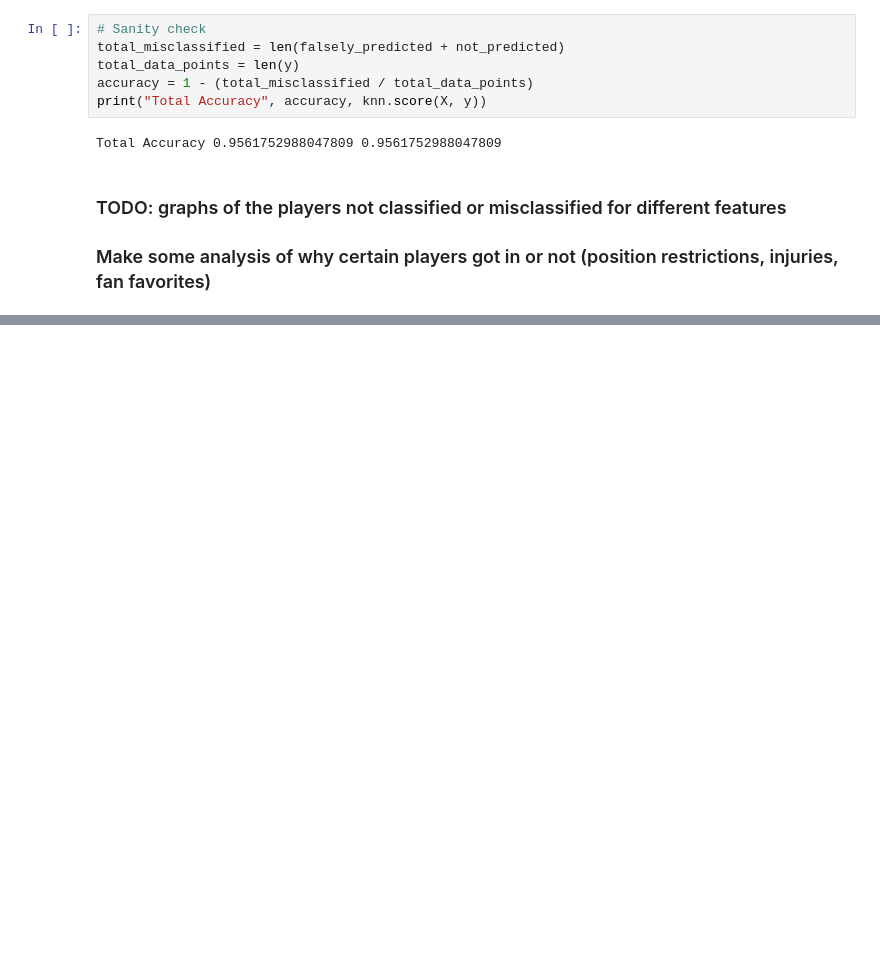
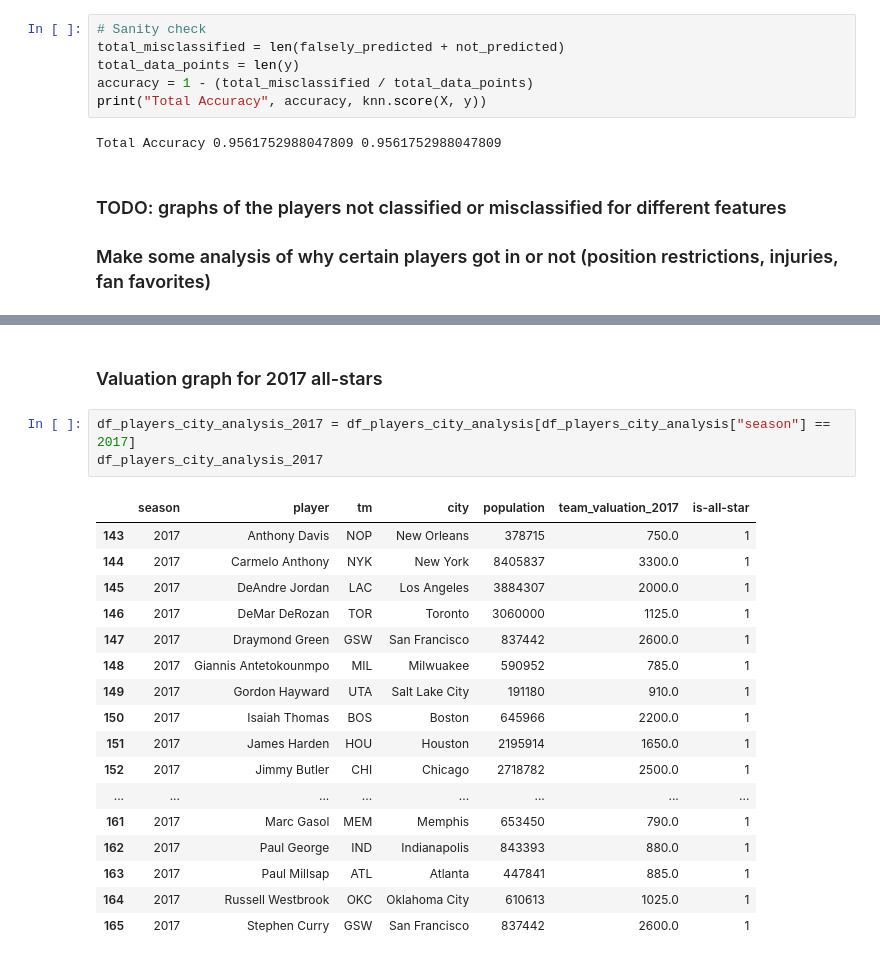
Before and after one commit to ryanregier/CSCI381_Project, a Jupyter notebook: Allstar-Classifier.ipynb, the cells around one changed output, grey strips where cells are left out. Drawn from its saved outputs; the diff is of its cells as text; blank space fills up the shorter version.

```diff
--- a/Allstar-Classifier.ipynb
+++ b/Allstar-Classifier.ipynb
@@ -236,0 +330,23 @@ Total Accuracy 0.9561752988047809 0.9561752988047809
+# %% [markdown]
+### Valuation graph for 2017 all-stars
+# %%
+df_players_city_analysis_2017 = df_players_city_analysis[df_players_city_analysis["season"] == 2017]
+df_players_city_analysis_2017
+# %% [output]
+|  | season | player | tm | city | population | team_valuation_2017 | is-all-star |
+| 143 | 2017 | Anthony Davis | NOP | New Orleans | 378715 | 750.0 | 1 |
+| 144 | 2017 | Carmelo Anthony | NYK | New York | 8405837 | 3300.0 | 1 |
+| 145 | 2017 | DeAndre Jordan | LAC | Los Angeles | 3884307 | 2000.0 | 1 |
+| 146 | 2017 | DeMar DeRozan | TOR | Toronto | 3060000 | 1125.0 | 1 |
+| 147 | 2017 | Draymond Green | GSW | San Francisco | 837442 | 2600.0 | 1 |
+| 148 | 2017 | Giannis Antetokounmpo | MIL | Milwuakee | 590952 | 785.0 | 1 |
+| 149 | 2017 | Gordon Hayward | UTA | Salt Lake City | 191180 | 910.0 | 1 |
+| 150 | 2017 | Isaiah Thomas | BOS | Boston | 645966 | 2200.0 | 1 |
+| 151 | 2017 | James Harden | HOU | Houston | 2195914 | 1650.0 | 1 |
+| 152 | 2017 | Jimmy Butler | CHI | Chicago | 2718782 | 2500.0 | 1 |
+| ... | ... | ... | ... | ... | ... | ... | ... |
+| 161 | 2017 | Marc Gasol | MEM | Memphis | 653450 | 790.0 | 1 |
+| 162 | 2017 | Paul George | IND | Indianapolis | 843393 | 880.0 | 1 |
+| 163 | 2017 | Paul Millsap | ATL | Atlanta | 447841 | 885.0 | 1 |
+| 164 | 2017 | Russell Westbrook | OKC | Oklahoma City | 610613 | 1025.0 | 1 |
+| 165 | 2017 | Stephen Curry | GSW | San Francisco | 837442 | 2600.0 | 1 |
```
Also changed, not shown: parts of 7 cells of this notebook, 1 other file.
